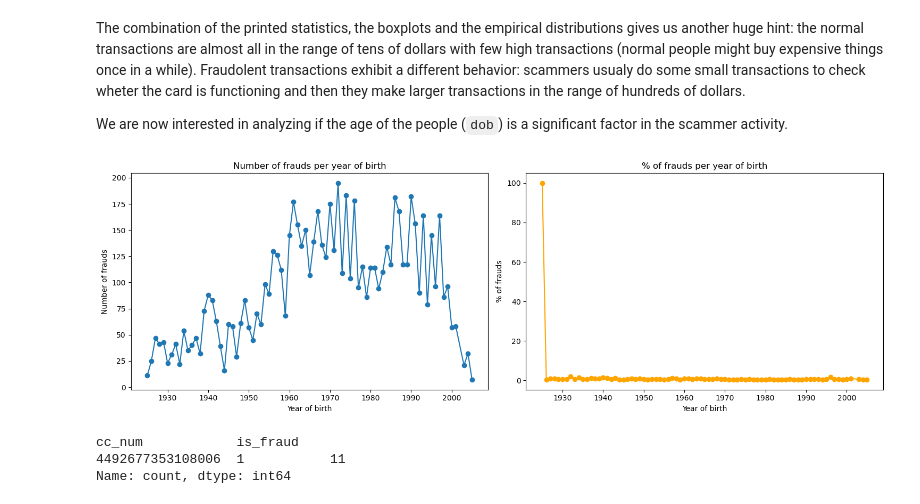
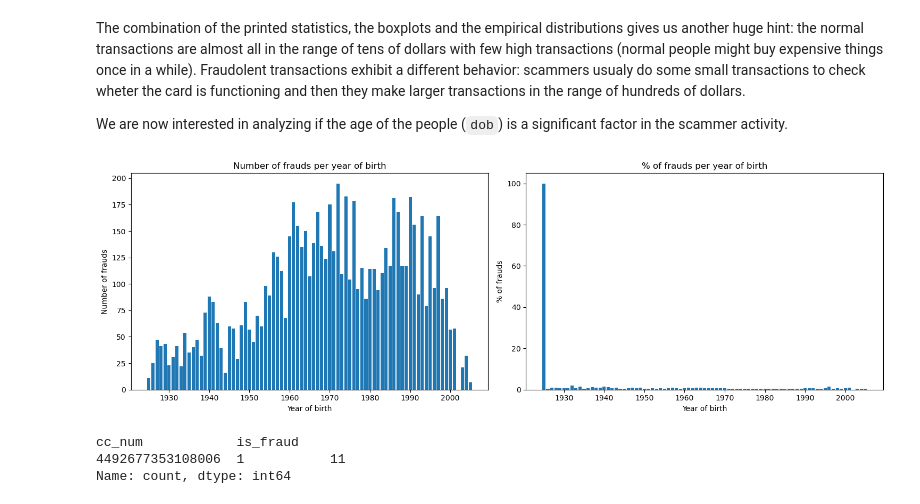
Before and after one commit to giorgiozoccatelli/Fraud-Detection, a Jupyter notebook: creditfraud.ipynb, the cells around one changed output. Drawn from its saved outputs; the diff is of its cells as text; code cells hidden in the pictures.

```diff
--- a/creditfraud.ipynb
+++ b/creditfraud.ipynb
@@ -222,28 +222,28 @@ We are now interested in analyzing if the age of the people (`dob`) is a signifi
 # %%
 trans_yob = df["dob"].dt.year
 fraud_yob = df[df["is_fraud"] == 1]["dob"].dt.year
 trans_yob_counts = trans_yob.value_counts().sort_index()
 fraud_yob_counts = fraud_yob.value_counts().sort_index()
 perc_frauds_yob = (fraud_yob_counts / trans_yob_counts) * 100
 
 fig, ax = plt.subplots(ncols=2, figsize=(15, 5))
 
-ax[0].plot(fraud_yob_counts.index, fraud_yob_counts.values, marker='o', linestyle='-')
+ax[0].bar(fraud_yob_counts.index, fraud_yob_counts.values)
 ax[0].set_xlabel("Year of birth")
 ax[0].set_ylabel("Number of frauds")
 ax[0].set_title("Number of frauds per year of birth")
 
 
-ax[1].plot(perc_frauds_yob.index, perc_frauds_yob.values, marker='o', linestyle='-', color='orange')
+ax[1].bar(perc_frauds_yob.index, perc_frauds_yob.values)
 ax[1].set_xlabel("Year of birth")
 ax[1].set_ylabel("% of frauds")
 ax[1].set_title("% of frauds per year of birth")
 
 
 plt.tight_layout()
 plt.show()
 # %% [output]
-[figure, old version]
+[figure, new version]
 # %%
 df[df["dob"].dt.year==1925][["cc_num","is_fraud"]].value_counts()
 # %% [output]
```
Also changed, not shown: parts of 3 cells of this notebook.
